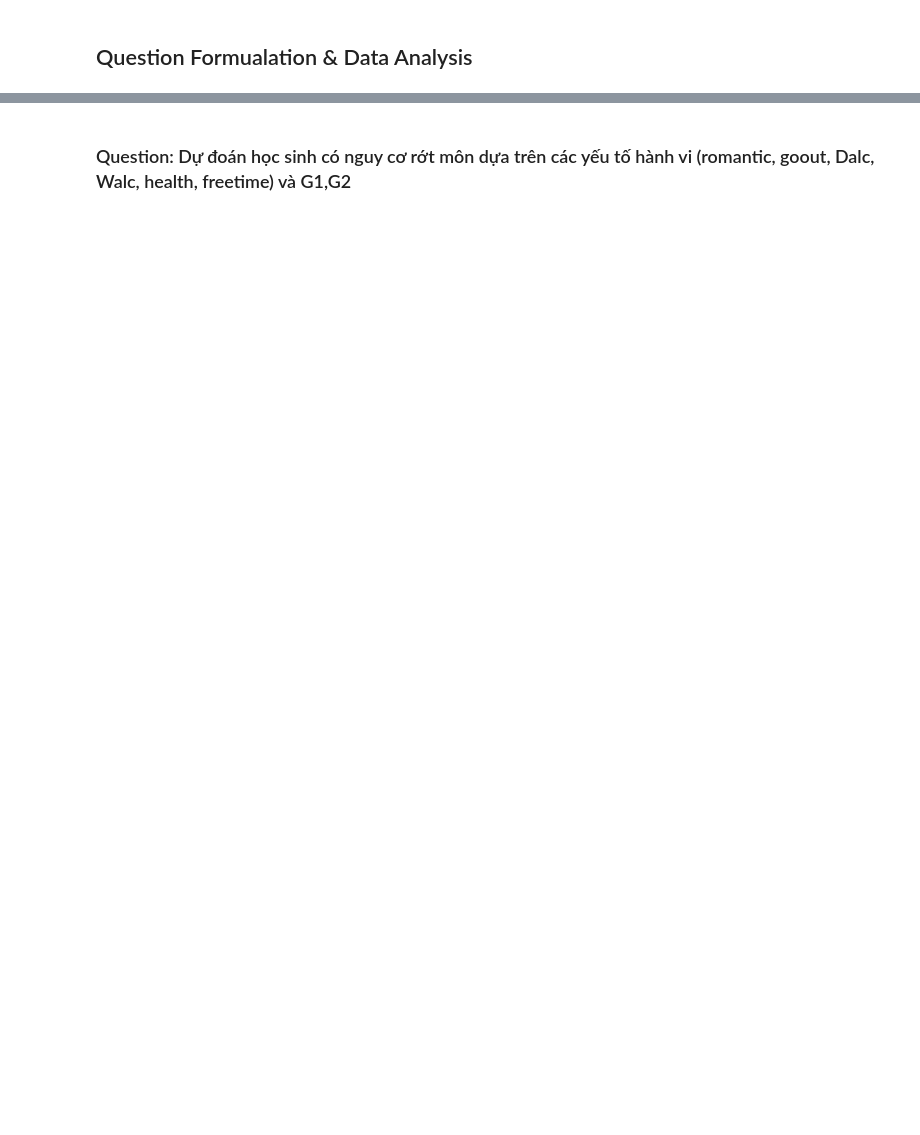
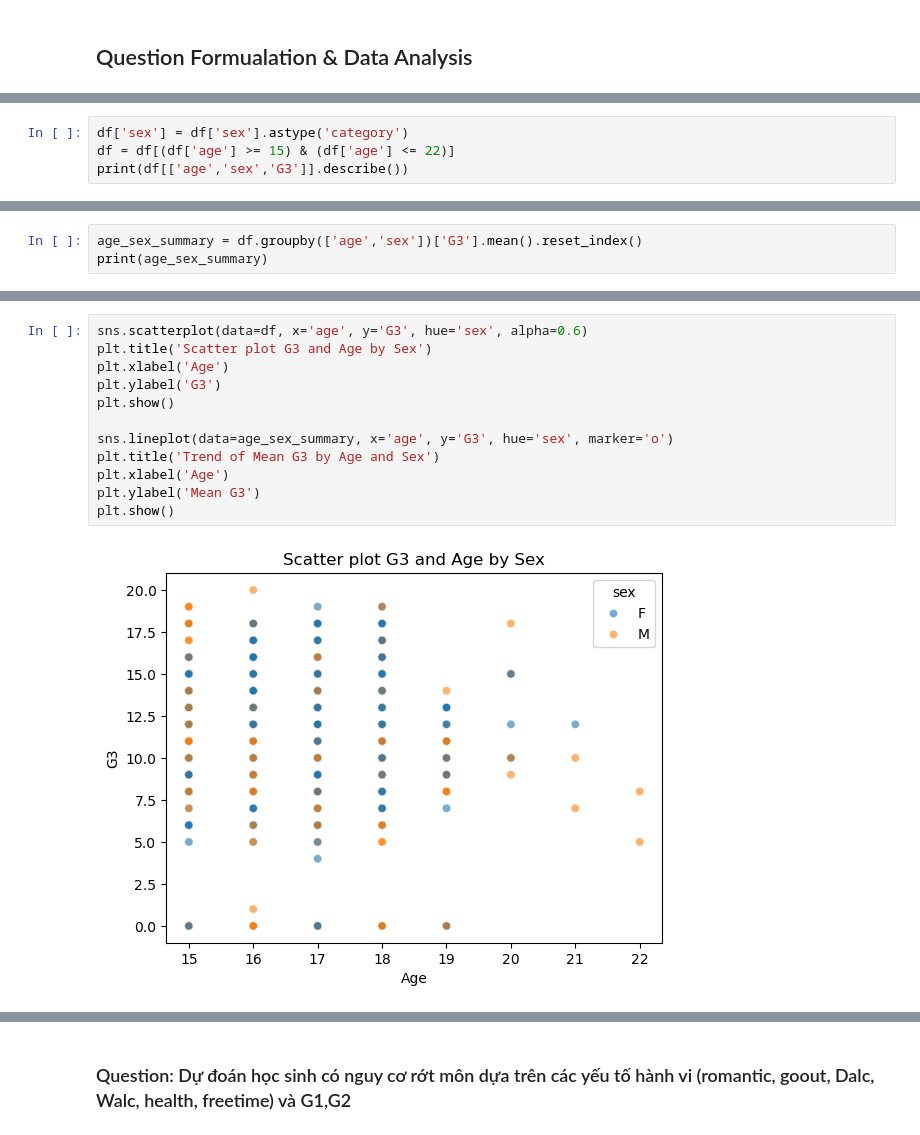
Before and after one commit to nganbee/student_alcohol_consumption_DS, a Jupyter notebook: notebooks/04_questioning.ipynb, the cells around one changed output, grey strips where cells are left out. Saved outputs shown, nothing was run; the diff lists cells and outputs as text; blank space fills up the shorter version.

```diff
--- a/notebooks/04_questioning.ipynb
+++ b/notebooks/04_questioning.ipynb
@@ -24,0 +53,4 @@ extra_support = df[['schoolsup', 'famsup', 'paid', 'G3']]
+# %%
+df['sex'] = df['sex'].astype('category')
+df = df[(df['age'] >= 15) & (df['age'] <= 22)]
+print(df[['age','sex','G3']].describe())
@@ -24,0 +67,3 @@ extra_support = df[['schoolsup', 'famsup', 'paid', 'G3']]
+# %%
+age_sex_summary = df.groupby(['age','sex'])['G3'].mean().reset_index()
+print(age_sex_summary)
@@ -24,0 +99,14 @@ extra_support = df[['schoolsup', 'famsup', 'paid', 'G3']]
+# %%
+sns.scatterplot(data=df, x='age', y='G3', hue='sex', alpha=0.6)
+plt.title('Scatter plot G3 and Age by Sex')
+plt.xlabel('Age')
+plt.ylabel('G3')
+plt.show()
+
+sns.lineplot(data=age_sex_summary, x='age', y='G3', hue='sex', marker='o')
+plt.title('Trend of Mean G3 by Age and Sex')
+plt.xlabel('Age')
+plt.ylabel('Mean G3')
+plt.show()
+# %% [output]
+[figure, added]
```
Also changed, not shown: parts of 25 cells of this notebook.
